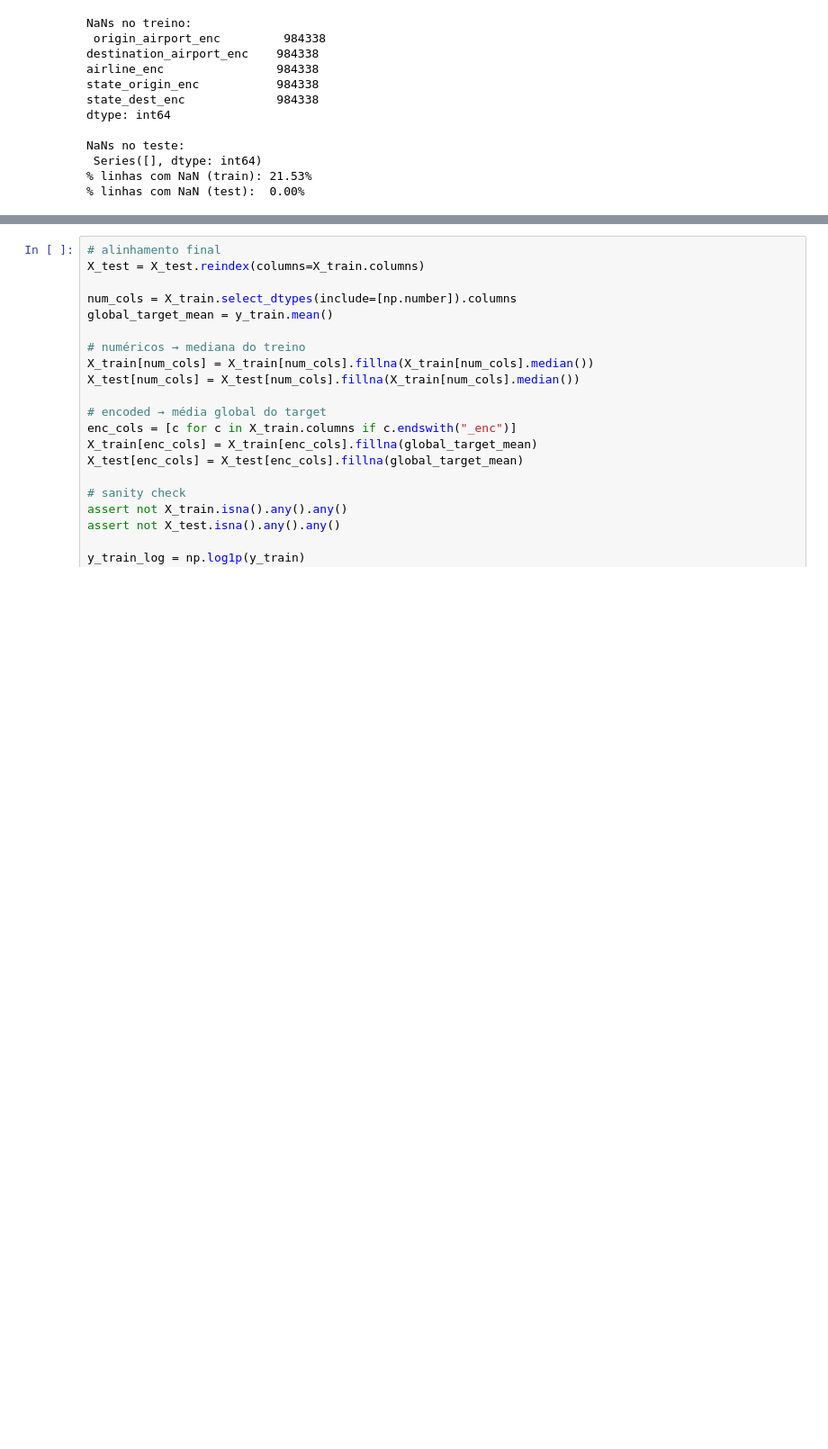
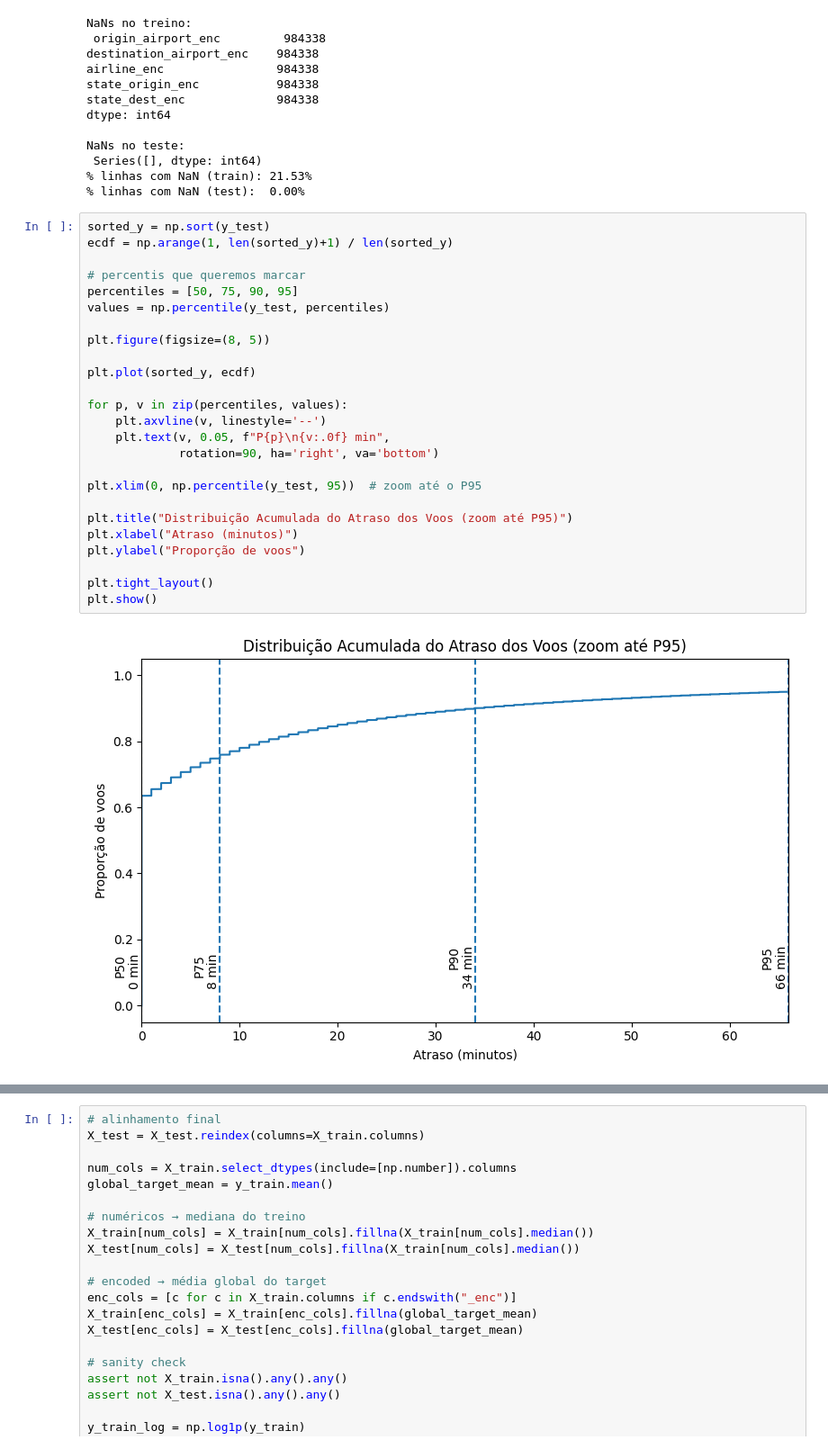
Before and after one commit to GuilhermeDellatin/fiap-machine-learning-tech-challenge-3, a Jupyter notebook: flight-regression.ipynb, the cells around one changed output, grey strips where cells are left out. Shown at 90% size. Drawn from its saved outputs; the diff is of its cells as text; blank space fills up the shorter version.

```diff
--- a/flight-regression.ipynb
+++ b/flight-regression.ipynb
@@ -160,3 +160,30 @@ NaNs no teste:
  Series([], dtype: int64)
 % linhas com NaN (train): 21.53%
 % linhas com NaN (test):  0.00%
+# %%
+sorted_y = np.sort(y_test)
+ecdf = np.arange(1, len(sorted_y)+1) / len(sorted_y)
+
+# percentis que queremos marcar
+percentiles = [50, 75, 90, 95]
+values = np.percentile(y_test, percentiles)
+
+plt.figure(figsize=(8, 5))
+
+plt.plot(sorted_y, ecdf)
+
+for p, v in zip(percentiles, values):
+    plt.axvline(v, linestyle='--')
+    plt.text(v, 0.05, f"P{p}\n{v:.0f} min",
+             rotation=90, ha='right', va='bottom')
+
+plt.xlim(0, np.percentile(y_test, 95))  # zoom até o P95
+
+plt.title("Distribuição Acumulada do Atraso dos Voos (zoom até P95)")
+plt.xlabel("Atraso (minutos)")
+plt.ylabel("Proporção de voos")
+
+plt.tight_layout()
+plt.show()
+# %% [output]
+[figure, added]
```
Also changed, not shown: parts of 18 cells of this notebook.
